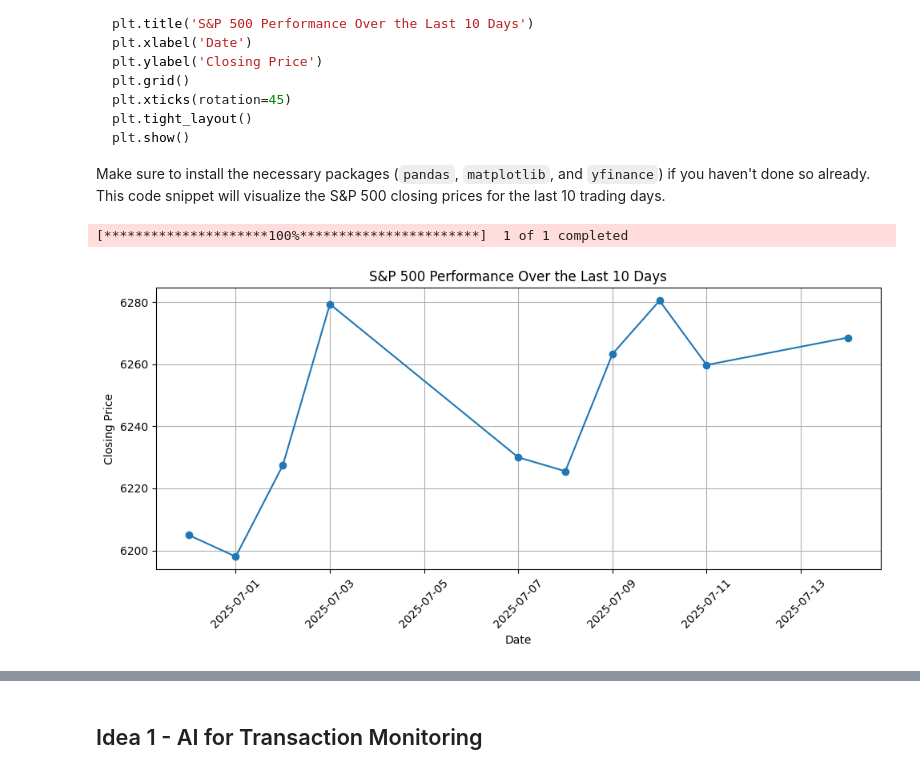
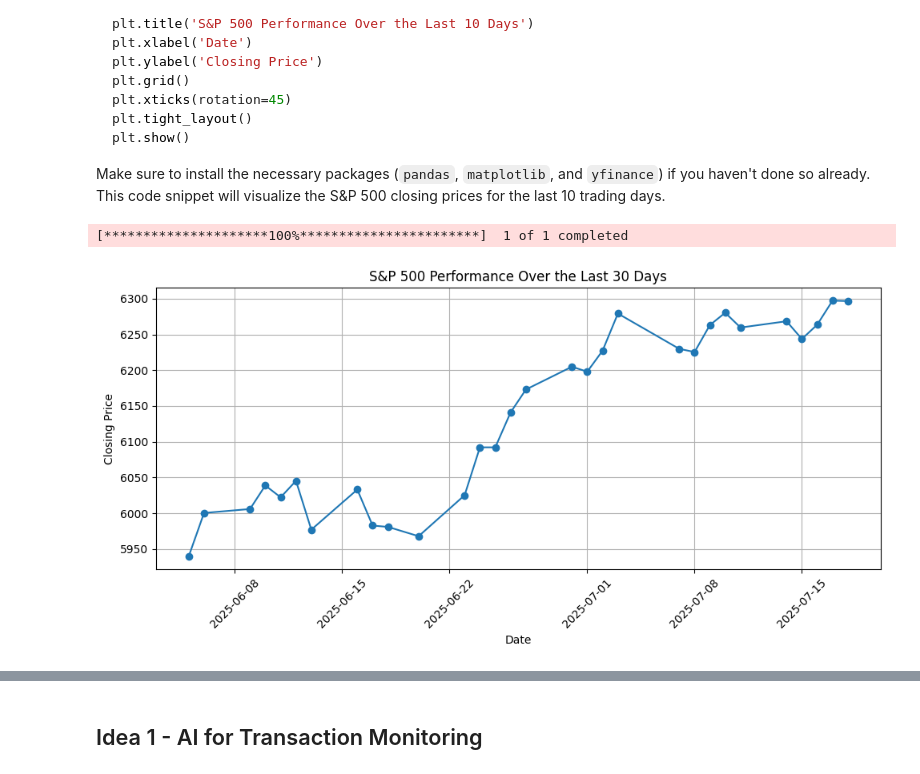
Before and after one commit to omdgit/agents, a Jupyter notebook: 1_foundations/1_lab1.ipynb, the cells around one changed output, grey strips where cells are left out. Drawn from its saved outputs; the diff is of its cells as text; code cells hidden in the pictures.

```diff
--- a/1_foundations/1_lab1.ipynb
+++ b/1_foundations/1_lab1.ipynb
@@ -264,28 +254,29 @@ Make sure to install the necessary packages (`pandas`, `matplotlib`, and `yfinan
 # %%
 import pandas as pd
 import matplotlib.pyplot as plt
 
 # Example: Download S&P 500 data for the last 10 days
 # You can use libraries like yfinance to get the data
 import yfinance as yf
 
 # Fetch the S&P 500 data for the last 10 days
 ticker = "^GSPC"  # S&P 500 index symbol
-data = yf.download(ticker, period="10d")
+days = 30
+data = yf.download(ticker, period=f"{days}d")
 
 # Plotting the closing price
 plt.figure(figsize=(10, 5))
 plt.plot(data.index, data['Close'], marker='o')
-plt.title('S&P 500 Performance Over the Last 10 Days')
+plt.title(f'S&P 500 Performance Over the Last {days} Days')
 plt.xlabel('Date')
 plt.ylabel('Closing Price')
 plt.grid()
 plt.xticks(rotation=45)
 plt.tight_layout()
 plt.show()
 # %% [output]
 [*********************100%***********************]  1 of 1 completed
-[figure, old version]
+[figure, new version]
 # %% [markdown]
 <table style="margin: 0; text-align: left; width:100%">
     <tr>
```
Also changed, not shown: parts of 2 cells of this notebook, 7 other files.
